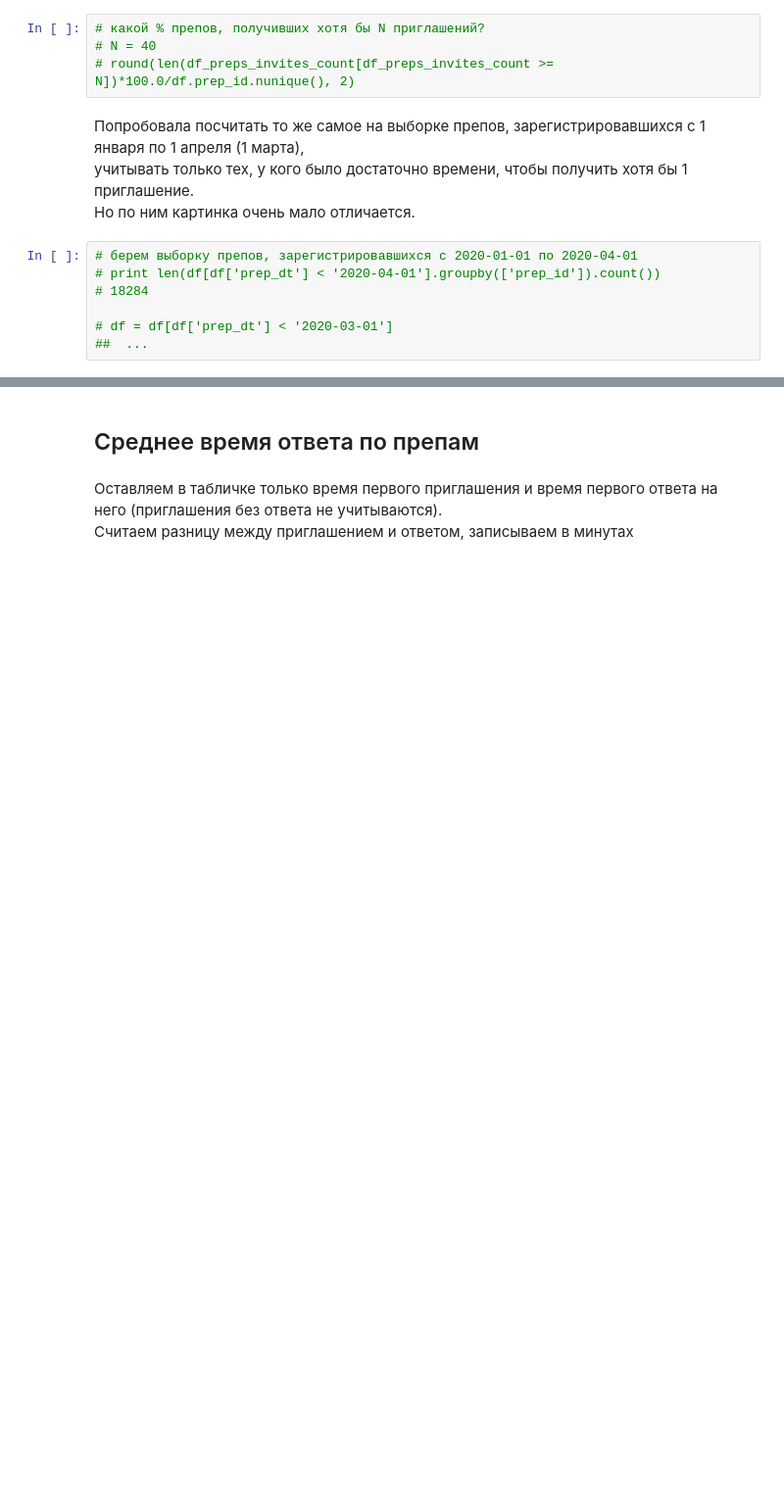
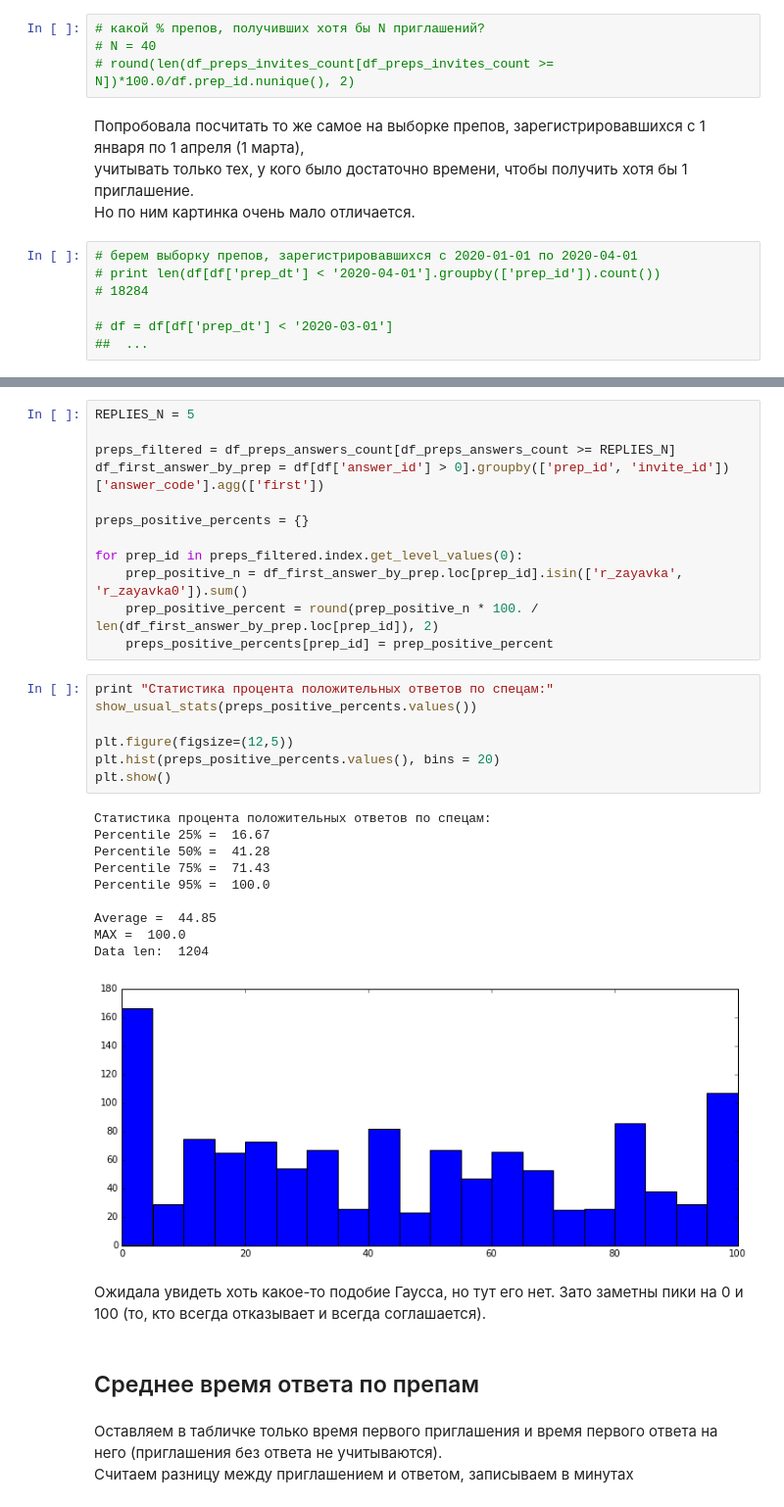
Before and after one commit to NadyaMotina/profi_analytics, a Jupyter notebook: Prep Ratings/responsiveness_research.ipynb, the cells around one changed output, grey strips where cells are left out. Shown: that part at 98% size. Drawn from its saved outputs; the diff is of its cells as text; blank space fills up the shorter version.

Commit message:
responsiveness_research - Про отказы и положительные ответы:

```diff
--- a/Prep Ratings/responsiveness_research.ipynb
+++ b/Prep Ratings/responsiveness_research.ipynb
@@ -263,3 +291,35 @@ Data len:  473
+# %%
+REPLIES_N = 5
+
+preps_filtered = df_preps_answers_count[df_preps_answers_count >= REPLIES_N]
+df_first_answer_by_prep = df[df['answer_id'] > 0].groupby(['prep_id', 'invite_id'])['answer_code'].agg(['first'])
+
+preps_positive_percents = {}
+
+for prep_id in preps_filtered.index.get_level_values(0):
+    prep_positive_n = df_first_answer_by_prep.loc[prep_id].isin(['r_zayavka', 'r_zayavka0']).sum()
+    prep_positive_percent = round(prep_positive_n * 100. / len(df_first_answer_by_prep.loc[prep_id]), 2)
+    preps_positive_percents[prep_id] = prep_positive_percent
+# %%
+print "Статистика процента положительных ответов по спецам:"
+show_usual_stats(preps_positive_percents.values())
+
+plt.figure(figsize=(12,5))
+plt.hist(preps_positive_percents.values(), bins = 20)
+plt.show()
+# %% [output]
+Статистика процента положительных ответов по спецам:
+Percentile 25% =  16.67
+Percentile 50% =  41.28
+Percentile 75% =  71.43
+Percentile 95% =  100.0
+
+Average =  44.85
+MAX =  100.0
+Data len:  1204
+[figure, added]
+# %% [markdown]
+Ожидала увидеть хоть какое-то подобие Гаусса, но тут его нет. Зато заметны пики на 0 и 100 (то, кто всегда отказывает и всегда соглашается).
 # %% [markdown]
 ## Среднее время ответа по препам
 # %% [markdown]
```
Also changed, not shown: parts of 12 cells of this notebook.
